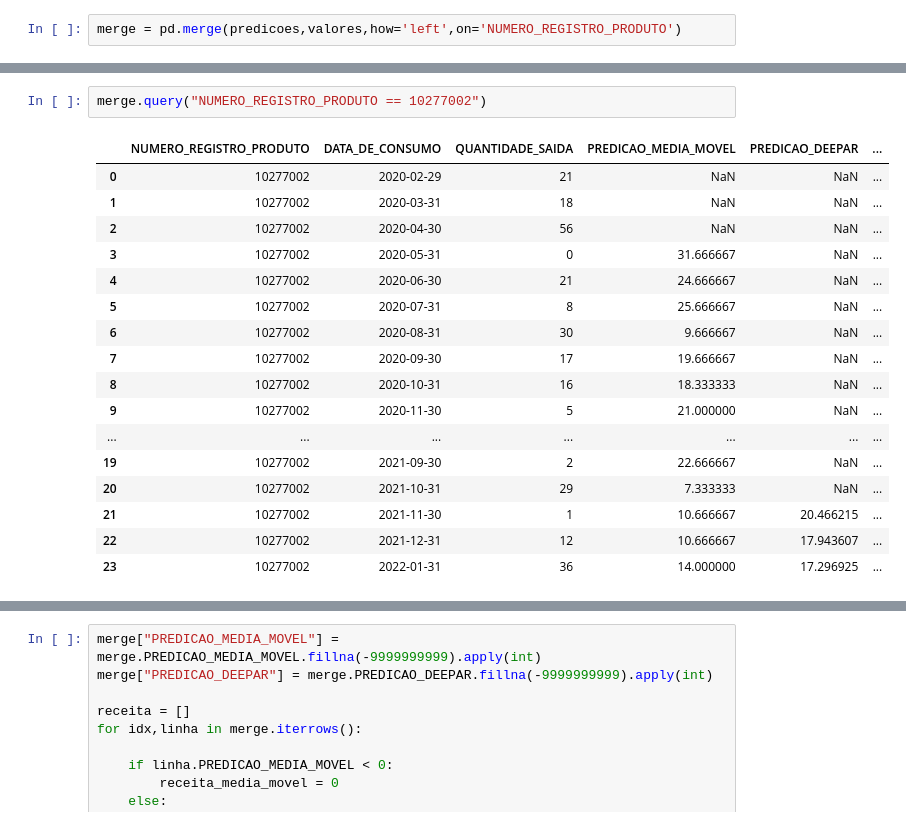
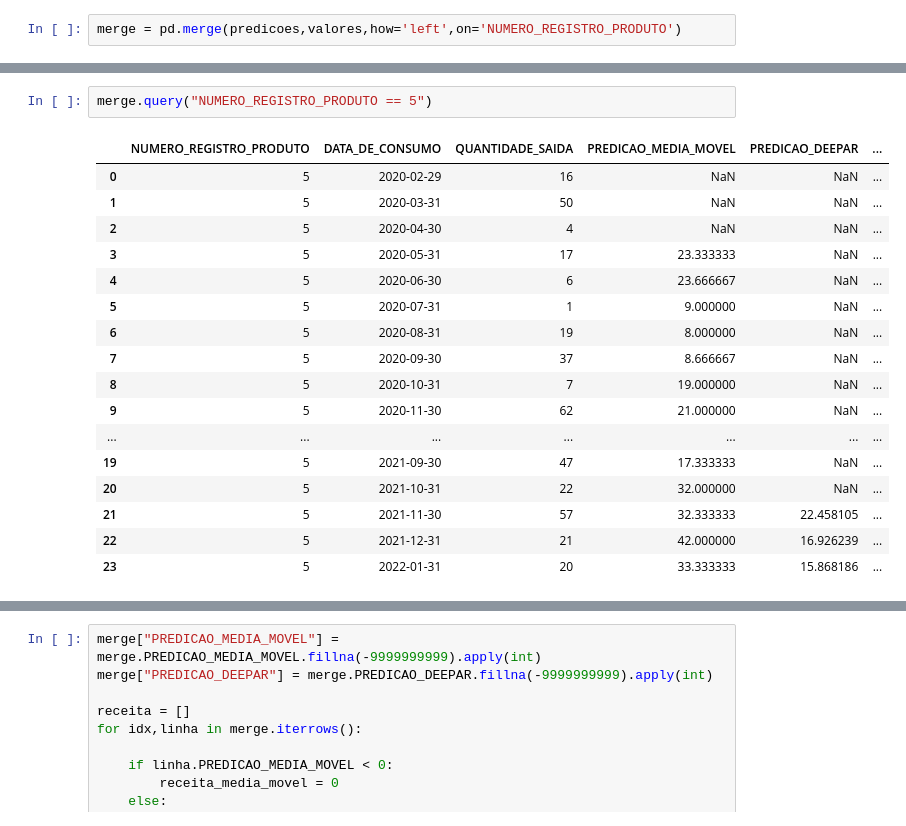
Before and after one commit to tonylincon1/MVP-Predict-Stock, a Jupyter notebook: src/notebooks_test/testing_saving_fin.ipynb, the cells around one changed output, grey strips where cells are left out. Drawn from its saved outputs; the diff is of its cells as text.

```diff
--- a/src/notebooks_test/testing_saving_fin.ipynb
+++ b/src/notebooks_test/testing_saving_fin.ipynb
@@ -66,23 +66,23 @@ print(merge.shape)
 # %%
-merge.query("NUMERO_REGISTRO_PRODUTO == 10277002")
+merge.query("NUMERO_REGISTRO_PRODUTO == 5")
 # %% [output]
 |  | NUMERO_REGISTRO_PRODUTO | DATA_DE_CONSUMO | QUANTIDADE_SAIDA | PREDICAO_MEDIA_MOVEL | PREDICAO_DEEPAR | ... |
-| 0 | 10277002 | 2020-02-29 | 21 | NaN | NaN | ... |
-| 1 | 10277002 | 2020-03-31 | 18 | NaN | NaN | ... |
-| 2 | 10277002 | 2020-04-30 | 56 | NaN | NaN | ... |
-| 3 | 10277002 | 2020-05-31 | 0 | 31.666667 | NaN | ... |
-| 4 | 10277002 | 2020-06-30 | 21 | 24.666667 | NaN | ... |
-| 5 | 10277002 | 2020-07-31 | 8 | 25.666667 | NaN | ... |
-| 6 | 10277002 | 2020-08-31 | 30 | 9.666667 | NaN | ... |
-| 7 | 10277002 | 2020-09-30 | 17 | 19.666667 | NaN | ... |
-| 8 | 10277002 | 2020-10-31 | 16 | 18.333333 | NaN | ... |
-| 9 | 10277002 | 2020-11-30 | 5 | 21.000000 | NaN | ... |
+| 0 | 5 | 2020-02-29 | 16 | NaN | NaN | ... |
+| 1 | 5 | 2020-03-31 | 50 | NaN | NaN | ... |
+| 2 | 5 | 2020-04-30 | 4 | NaN | NaN | ... |
+| 3 | 5 | 2020-05-31 | 17 | 23.333333 | NaN | ... |
+| 4 | 5 | 2020-06-30 | 6 | 23.666667 | NaN | ... |
+| 5 | 5 | 2020-07-31 | 1 | 9.000000 | NaN | ... |
+| 6 | 5 | 2020-08-31 | 19 | 8.000000 | NaN | ... |
+| 7 | 5 | 2020-09-30 | 37 | 8.666667 | NaN | ... |
+| 8 | 5 | 2020-10-31 | 7 | 19.000000 | NaN | ... |
+| 9 | 5 | 2020-11-30 | 62 | 21.000000 | NaN | ... |
 | ... | ... | ... | ... | ... | ... | ... |
-| 19 | 10277002 | 2021-09-30 | 2 | 22.666667 | NaN | ... |
-| 20 | 10277002 | 2021-10-31 | 29 | 7.333333 | NaN | ... |
-| 21 | 10277002 | 2021-11-30 | 1 | 10.666667 | 20.466215 | ... |
-| 22 | 10277002 | 2021-12-31 | 12 | 10.666667 | 17.943607 | ... |
-| 23 | 10277002 | 2022-01-31 | 36 | 14.000000 | 17.296925 | ... |
+| 19 | 5 | 2021-09-30 | 47 | 17.333333 | NaN | ... |
+| 20 | 5 | 2021-10-31 | 22 | 32.000000 | NaN | ... |
+| 21 | 5 | 2021-11-30 | 57 | 32.333333 | 22.458105 | ... |
+| 22 | 5 | 2021-12-31 | 21 | 42.000000 | 16.926239 | ... |
+| 23 | 5 | 2022-01-31 | 20 | 33.333333 | 15.868186 | ... |
 # %%
 fig, axes = plt.subplots(figsize=(15, 8))
 
```
Also changed, not shown: parts of 17 cells of this notebook, 19 other files.
